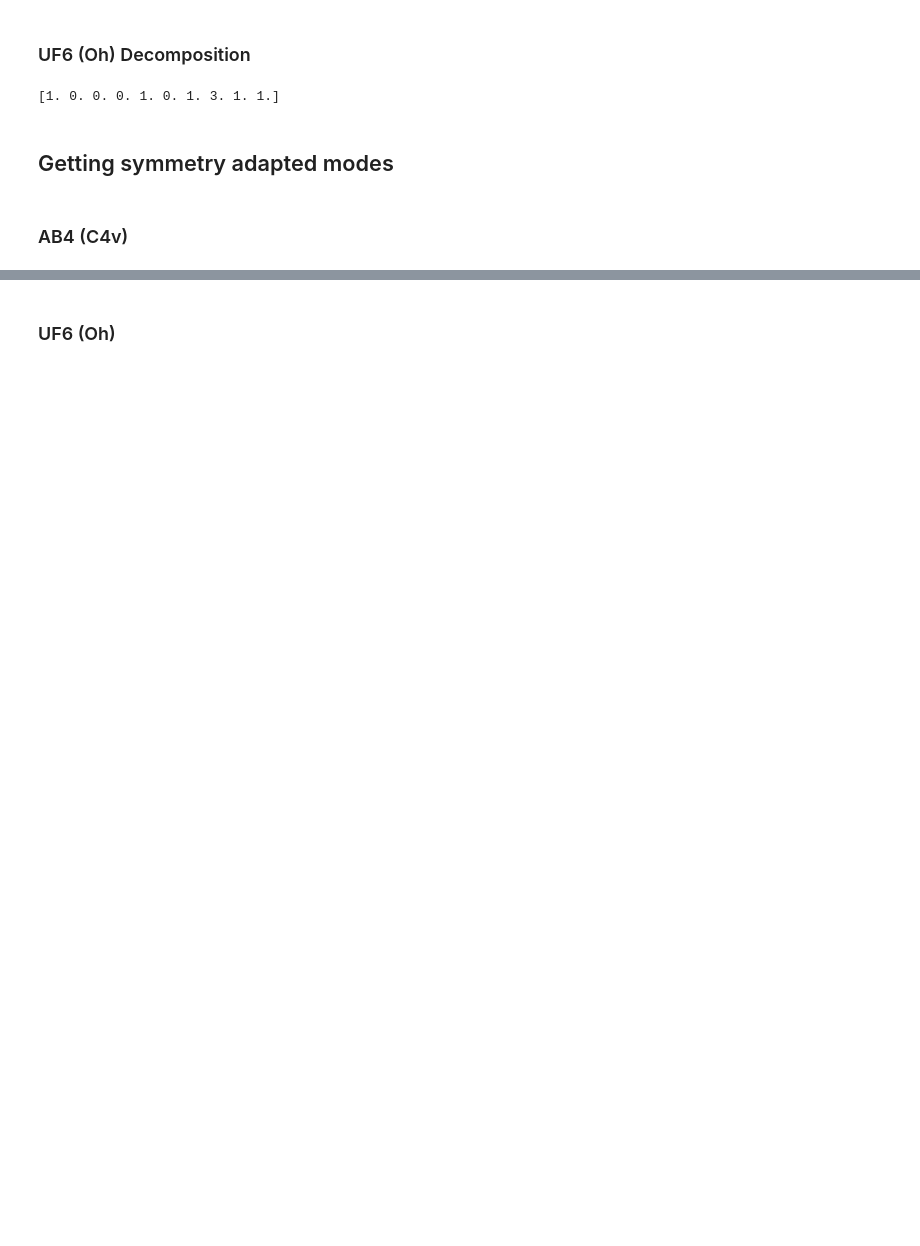
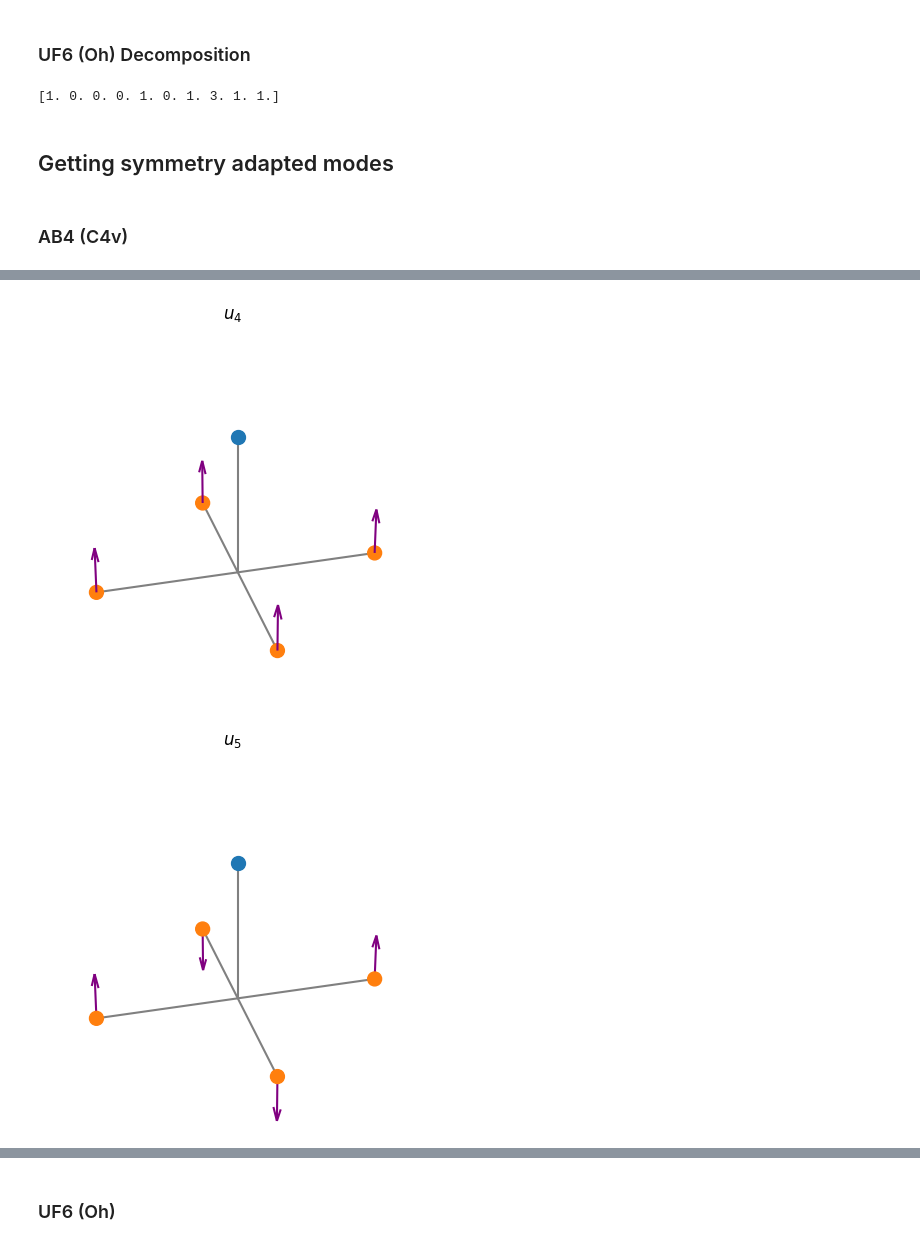
Before and after one commit to TheoNDionne/GroupTheoryHomework, a Jupyter notebook: group_theory_homework.ipynb, the cells around one changed output, grey strips where cells are left out. Drawn from its saved outputs; the diff is of its cells as text; code cells hidden in the pictures; blank space fills up the shorter version.

```diff
--- a/group_theory_homework.ipynb
+++ b/group_theory_homework.ipynb
@@ -281,0 +326,30 @@ plt.show()
+# %%
+initial_coords_u4 = np.zeros((3,5), dtype=float)
+initial_coords_u4[2,1] = 1 # init vector
+sym_adap_u4 = get_symmetry_adapted_modes(initial_coords_u4, 0, mechanical_rep_C4v, character_table_C4v, elements_per_class_C4v)
+
+initial_coords_u5 = np.zeros((3,5), dtype=float)
+initial_coords_u5[2,1] = 1 # init vector
+sym_adap_u5 = get_symmetry_adapted_modes(initial_coords_u5, 3, mechanical_rep_C4v, character_table_C4v, elements_per_class_C4v)
+
+initial_coords_u6 = np.zeros((3,5), dtype=float)
+initial_coords_u6[2,1] = 1 # init vector
+initial_coords_u6[2,2] = 1 # init vector
+sym_adap_u6 = get_symmetry_adapted_modes(initial_coords_u6, 4, mechanical_rep_C4v, character_table_C4v, elements_per_class_C4v)
+
+initial_coords_u7 = np.zeros((3,5), dtype=float)
+initial_coords_u7[2,1] = 1 # init vector
+initial_coords_u7[2,2] = -1 # init vector
+sym_adap_u7 = get_symmetry_adapted_modes(initial_coords_u7, 4, mechanical_rep_C4v, character_table_C4v, elements_per_class_C4v)
+
+
+# plotting
+plot_mode_C4v(sym_adap_u4, atom_spatial_coordinates_C4v, "$u_4$")
+plot_mode_C4v(sym_adap_u5, atom_spatial_coordinates_C4v, "$u_5$")
+plot_mode_C4v(sym_adap_u6, atom_spatial_coordinates_C4v, "$u_6$")
+plot_mode_C4v(sym_adap_u7, atom_spatial_coordinates_C4v, "$u_7$")
+
+plt.show()
+# %% [output]
+[figure, added]
+[figure, added]
```
Also changed, not shown: parts of 17 cells of this notebook.
